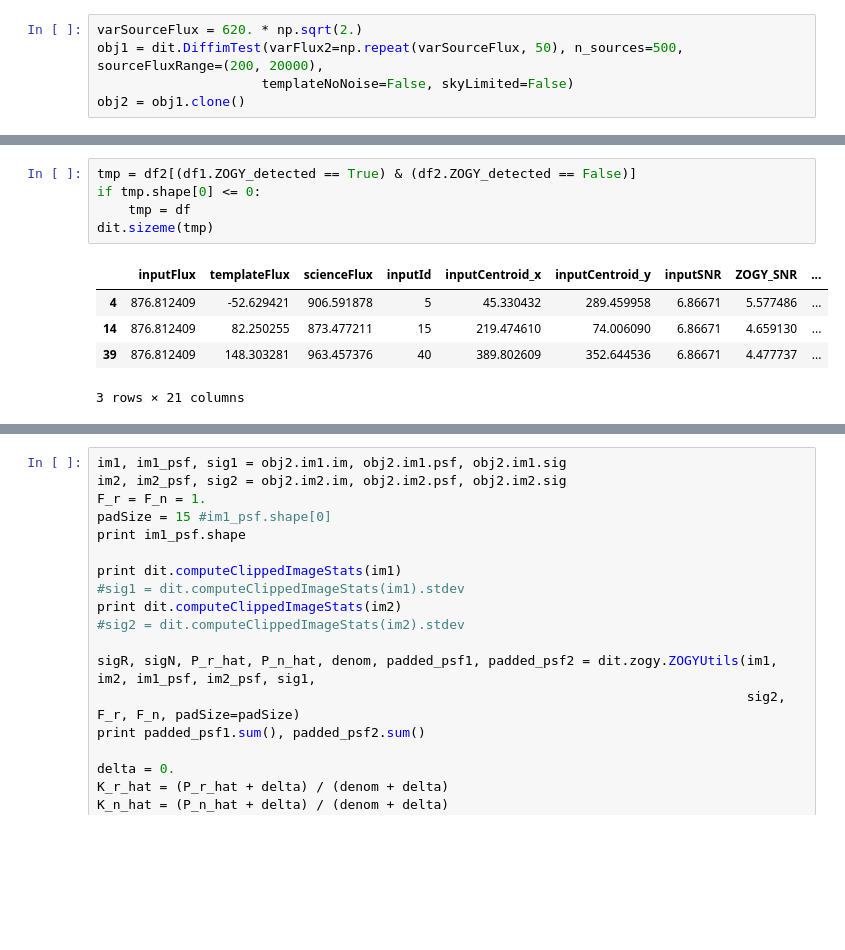
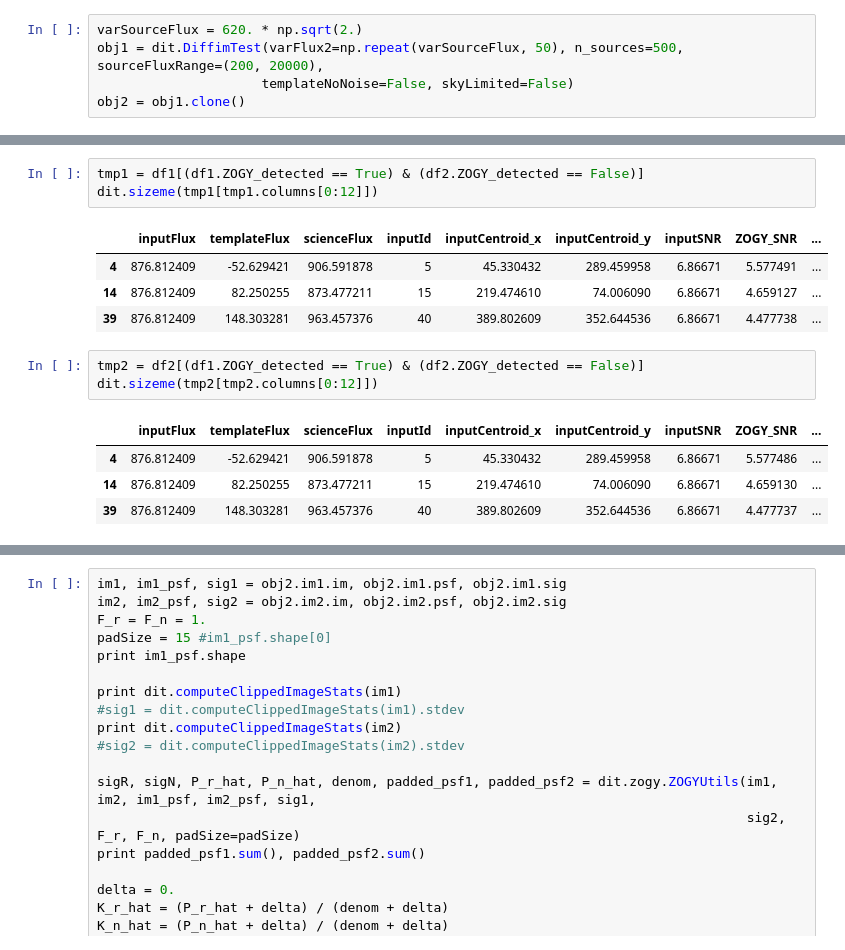
Before and after one commit to lsst-dm/diffimTests, a Jupyter notebook: 31. new tests-issues with ZOGY-imageSpace.ipynb, the cells around one changed output, grey strips where cells are left out. Saved outputs shown, nothing was run; the diff lists cells and outputs as text; blank space fills up the shorter version.

```diff
--- a/31. new tests-issues with ZOGY-imageSpace.ipynb
+++ b/31. new tests-issues with ZOGY-imageSpace.ipynb
@@ -45,14 +60,19 @@ plt.scatter(df1[df2.ZOGY_detected == True].ZOGY_SNR.values,
+# %%
+tmp1 = df1[(df1.ZOGY_detected == True) & (df2.ZOGY_detected == False)]
+dit.sizeme(tmp1[tmp1.columns[0:12]])
+# %% [output]
+|  | inputFlux | templateFlux | scienceFlux | inputId | inputCentroid_x | inputCentroid_y | inputSNR | ZOGY_SNR | ... |
+| 4 | 876.812409 | -52.629421 | 906.591878 | 5 | 45.330432 | 289.459958 | 6.86671 | 5.577491 | ... |
+| 14 | 876.812409 | 82.250255 | 873.477211 | 15 | 219.474610 | 74.006090 | 6.86671 | 4.659127 | ... |
+| 39 | 876.812409 | 148.303281 | 963.457376 | 40 | 389.802609 | 352.644536 | 6.86671 | 4.477738 | ... |
 # %%
-tmp = df2[(df1.ZOGY_detected == True) & (df2.ZOGY_detected == False)]
-if tmp.shape[0] <= 0:
-    tmp = df
-dit.sizeme(tmp)
+tmp2 = df2[(df1.ZOGY_detected == True) & (df2.ZOGY_detected == False)]
+dit.sizeme(tmp2[tmp2.columns[0:12]])
 # %% [output]
 |  | inputFlux | templateFlux | scienceFlux | inputId | inputCentroid_x | inputCentroid_y | inputSNR | ZOGY_SNR | ... |
 | 4 | 876.812409 | -52.629421 | 906.591878 | 5 | 45.330432 | 289.459958 | 6.86671 | 5.577486 | ... |
 | 14 | 876.812409 | 82.250255 | 873.477211 | 15 | 219.474610 | 74.006090 | 6.86671 | 4.659130 | ... |
 | 39 | 876.812409 | 148.303281 | 963.457376 | 40 | 389.802609 | 352.644536 | 6.86671 | 4.477737 | ... |
-3 rows × 21 columns
 # %%
 tmpIm = obj1.D_ZOGY.im - obj2.D_ZOGY.im
 print dit.computeClippedImageStats(tmpIm)
```
Also changed, not shown: parts of 7 cells of this notebook, 6 other files.
